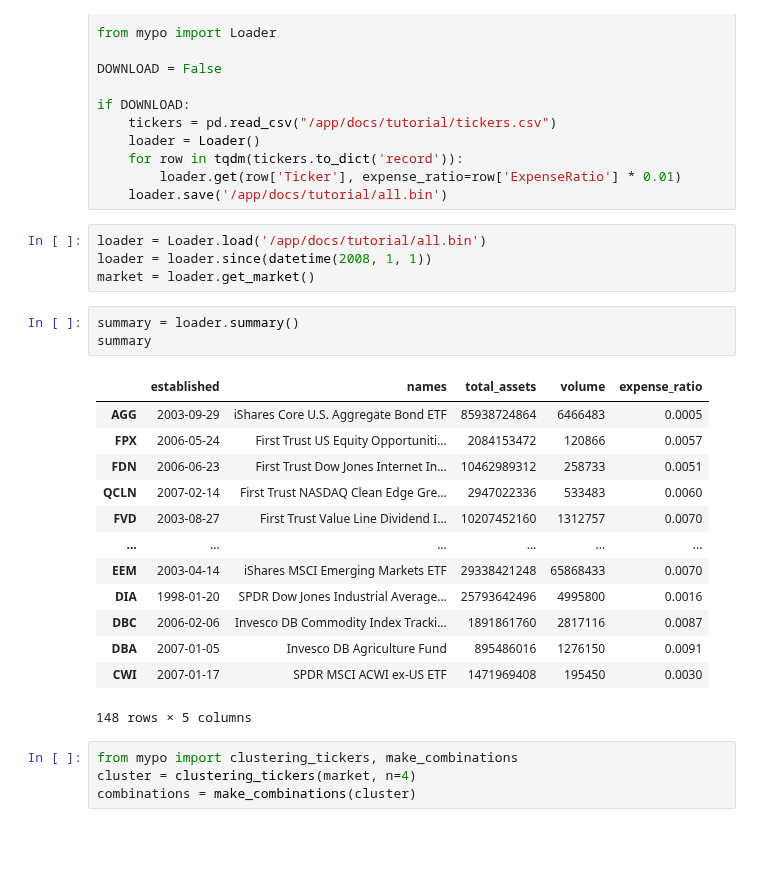
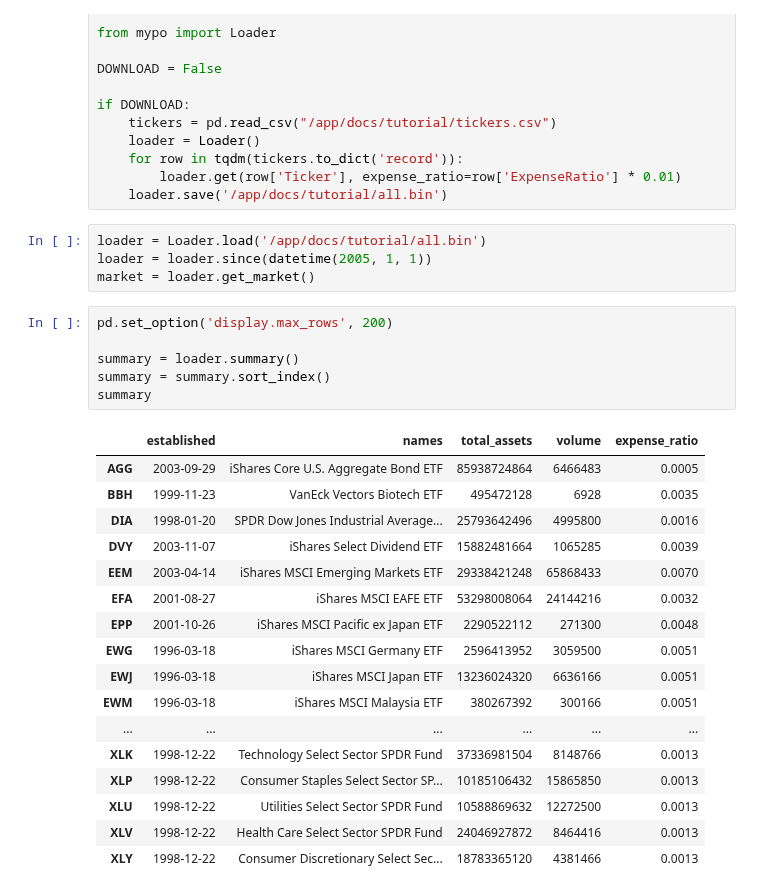
Before and after one commit to sonesuke/mypo, a Jupyter notebook: docs/tutorial/tickers.ipynb, the cells around one changed output. Cells and saved outputs as stored; diff of their text form; blank space fills up the shorter version.

Commit message:
mypo-116 (#138)
tickers selection

```diff
--- a/docs/tutorial/tickers.ipynb
+++ b/docs/tutorial/tickers.ipynb
@@ -20,26 +20,29 @@ if DOWNLOAD:
     loader.save('/app/docs/tutorial/all.bin')
 # %%
 loader = Loader.load('/app/docs/tutorial/all.bin')
-loader = loader.since(datetime(2008, 1, 1))
+loader = loader.since(datetime(2005, 1, 1))
 market = loader.get_market()
 # %%
+pd.set_option('display.max_rows', 200)
+
 summary = loader.summary()
+summary = summary.sort_index()
 summary
 # %% [output]
 |  | established | names | total_assets | volume | expense_ratio |
 | AGG | 2003-09-29 | iShares Core U.S. Aggregate Bond ETF | 85938724864 | 6466483 | 0.0005 |
-| FPX | 2006-05-24 | First Trust US Equity Opportuniti... | 2084153472 | 120866 | 0.0057 |
-| FDN | 2006-06-23 | First Trust Dow Jones Internet In... | 10462989312 | 258733 | 0.0051 |
-| QCLN | 2007-02-14 | First Trust NASDAQ Clean Edge Gre... | 2947022336 | 533483 | 0.0060 |
-| FVD | 2003-08-27 | First Trust Value Line Dividend I... | 10207452160 | 1312757 | 0.0070 |
+| BBH | 1999-11-23 | VanEck Vectors Biotech ETF | 495472128 | 6928 | 0.0035 |
+| DIA | 1998-01-20 | SPDR Dow Jones Industrial Average... | 25793642496 | 4995800 | 0.0016 |
+| DVY | 2003-11-07 | iShares Select Dividend ETF | 15882481664 | 1065285 | 0.0039 |
+| EEM | 2003-04-14 | iShares MSCI Emerging Markets ETF | 29338421248 | 65868433 | 0.0070 |
+| EFA | 2001-08-27 | iShares MSCI EAFE ETF | 53298008064 | 24144216 | 0.0032 |
+| EPP | 2001-10-26 | iShares MSCI Pacific ex Japan ETF | 2290522112 | 271300 | 0.0048 |
+| EWG | 1996-03-18 | iShares MSCI Germany ETF | 2596413952 | 3059500 | 0.0051 |
+| EWJ | 1996-03-18 | iShares MSCI Japan ETF | 13236024320 | 6636166 | 0.0051 |
+| EWM | 1996-03-18 | iShares MSCI Malaysia ETF | 380267392 | 300166 | 0.0051 |
 | ... | ... | ... | ... | ... | ... |
-| EEM | 2003-04-14 | iShares MSCI Emerging Markets ETF | 29338421248 | 65868433 | 0.0070 |
-| DIA | 1998-01-20 | SPDR Dow Jones Industrial Average... | 25793642496 | 4995800 | 0.0016 |
-| DBC | 2006-02-06 | Invesco DB Commodity Index Tracki... | 1891861760 | 2817116 | 0.0087 |
-| DBA | 2007-01-05 | Invesco DB Agriculture Fund | 895486016 | 1276150 | 0.0091 |
-| CWI | 2007-01-17 | SPDR MSCI ACWI ex-US ETF | 1471969408 | 195450 | 0.0030 |
+| XLK | 1998-12-22 | Technology Select Sector SPDR Fund | 37336981504 | 8148766 | 0.0013 |
+| XLP | 1998-12-22 | Consumer Staples Select Sector SP... | 10185106432 | 15865850 | 0.0013 |
+| XLU | 1998-12-22 | Utilities Select Sector SPDR Fund | 10588869632 | 12272500 | 0.0013 |
+| XLV | 1998-12-22 | Health Care Select Sector SPDR Fund | 24046927872 | 8464416 | 0.0013 |
+| XLY | 1998-12-22 | Consumer Discretionary Select Sec... | 18783365120 | 4381466 | 0.0013 |
-148 rows × 5 columns
-# %%
-from mypo import clustering_tickers, make_combinations
-cluster = clustering_tickers(market, n=4)
-combinations = make_combinations(cluster)
```
Also changed, not shown: parts of 7 cells of this notebook, 14 other files.
